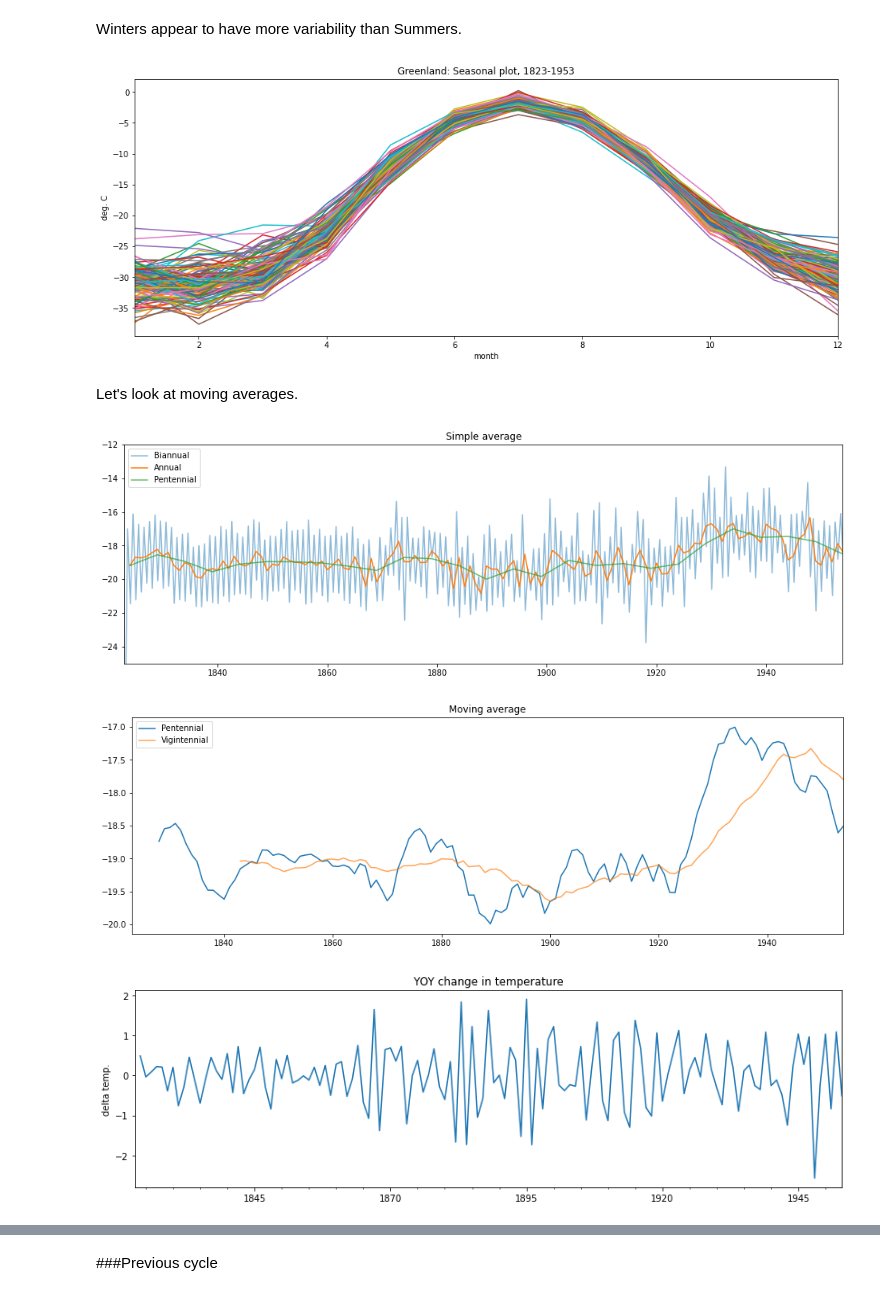
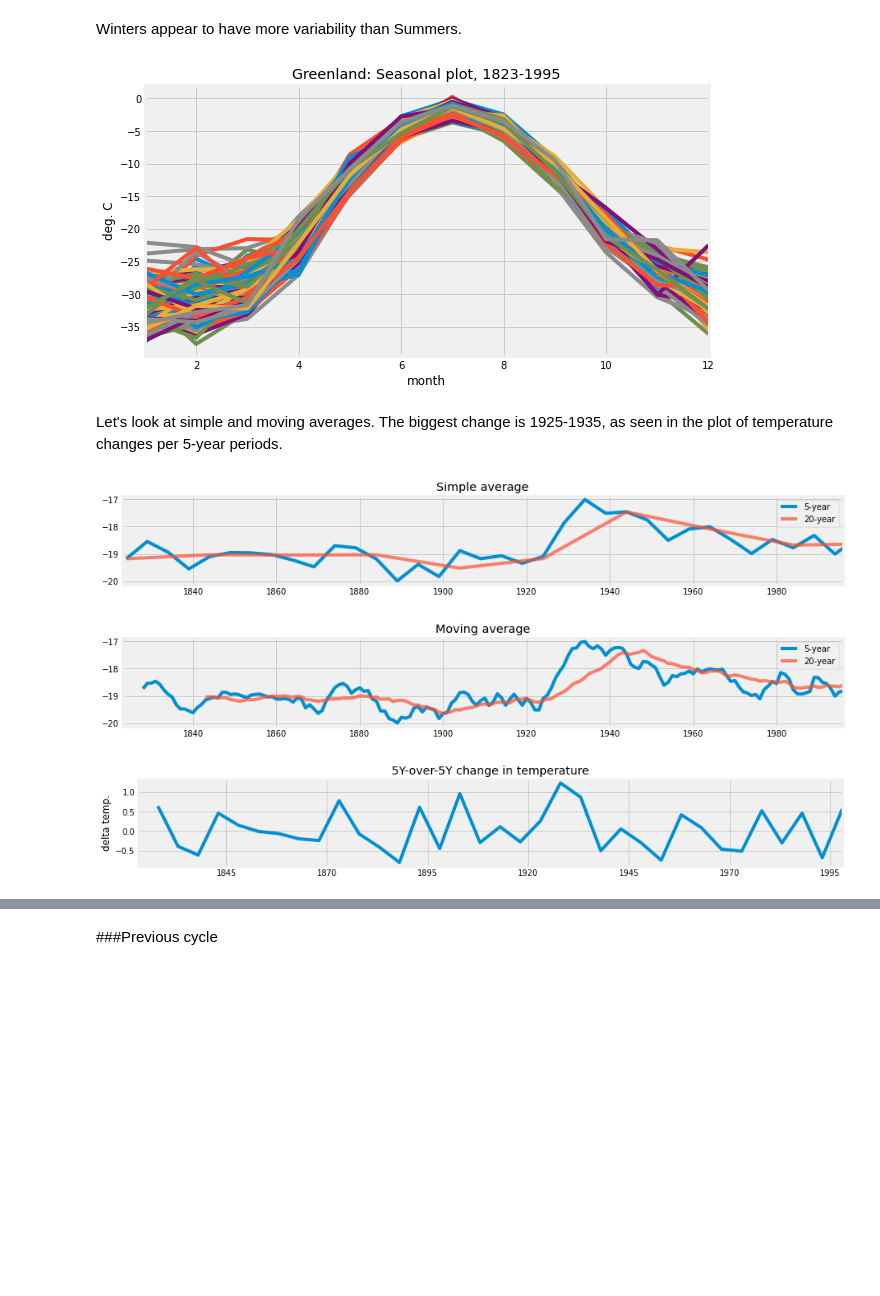
Before and after one commit to konstanzer/time-series, a Jupyter notebook: greenland.ipynb, the cells around one changed output, grey strips where cells are left out. Saved outputs shown, nothing was run; the diff lists cells and outputs as text; code cells hidden in the pictures; blank space fills up the shorter version.

Commit message:
greenland

```diff
--- a/greenland.ipynb
+++ b/greenland.ipynb
@@ -31,11 +59,15 @@ from sklearn.metrics import mean_squared_error
 PATH = '/content/drive/MyDrive/Colab Notebooks/data/'
 
 df = pd.read_csv(PATH+'GreenlandLandTemperatures.csv')
-df.dt = pd.to_datetime(df.dt)
 df = df.set_index('dt')
+df.index = pd.to_datetime(df.index)
 df = df.rename(columns={'AverageTemperature':'temp',
                         'AverageTemperatureUncertainty':'ci'})
-df = df.iloc[:-1] #last row is missing
+df = df.iloc[:-1] #last row is missing data
+
+season_dict = {0:'winter', 1:'spring', 2:'summer', 3:'fall'}
+season_idx = df.index.month % 12 // 3
+df['season'] = season_idx.map(season_dict)
 
 print(df.head(2))
 print(df.tail(2))
@@ -92,0 +124,6 @@ plt.show()
+# %%
+begin_test = 1996
+
+test = df[df.index.year >= begin_test]
+train = df[df.index.year < begin_test]
+train.shape, test.shape
@@ -103,8 +138,0 @@ Train 1823-1953 / Validate 1954-1983 / Test 1984-2013
-# %%
-end_train, begin_test = 1953, 1984
-
-test = df[df.index.year >= begin_test]
-val = df[(df.index.year > end_train) & (df.index.year < begin_test)]
-train = df[df.index.year <= end_train]
-
-train.shape, val.shape, test.shape
@@ -152,48 +196,41 @@ plt.show()
 Winters appear to have more variability than Summers.
 # %%
 train.temp.groupby([train.index.year,
-                    train.index.month]).mean().unstack(0).plot(figsize=(16,6))
-plt.title('Greenland: Seasonal plot, 1823-1953')
+                    train.index.month]).mean().unstack(0).plot(figsize=(9,5))
+plt.title('Greenland: Seasonal plot, 1823-1995')
 plt.xlabel('month')
 plt.ylabel('deg. C')
 plt.xlim(1,12)
 plt.legend().remove()
 # %% [output]
-[figure, old version]
+[figure, new version]
-# %% [markdown]
-Let's look at moving averages.
-# %%
-f, ax = plt.subplots(figsize=(16,5))
-
-ax.plot(train.temp.resample('6M').mean(), alpha=.5, label='Biannual')
-ax.plot(train.temp.resample('Y').mean(), label='Annual')
-ax.plot(train.temp.resample('5Y').mean(), alpha=.7, label='Pentennial')
-
-plt.title('Simple average')
-plt.xlim(train.index[0], train.index[-1])
-plt.ylim(-25,-12)
-
-plt.legend()
-plt.show()
-# %% [output]
-[figure, removed]
+# %% [markdown]
+Let's look at simple and moving averages. The biggest change is 1925-1935, as seen in the plot of temperature changes per 5-year periods.
 # %%
-f, ax = plt.subplots(figsize=(16,5))
+f, ax = plt.subplots(figsize=(14,2))
+ax.plot(train.temp.resample('5Y').mean(), label='5-year')
+ax.plot(train.temp.resample('20Y').mean(), alpha=.7, label='20-year')
 
-ax.plot(train.temp.resample('Y').mean().rolling(5).mean(), label='Pentennial')
-ax.plot(train.temp.resample('Y').mean().rolling(20).mean(), alpha=.7, label='Vigintennial')
+plt.title('Simple average')
+plt.xlim(train.index[0], train.index[-1])
+
+plt.legend()
+plt.show()
+
+f, ax = plt.subplots(figsize=(14,2))
+ax.plot(train.temp.resample('Y').mean().rolling(5).mean(), label='5-year')
+ax.plot(train.temp.resample('Y').mean().rolling(20).mean(), alpha=.7, label='20-year')
 
 plt.title('Moving average')
 plt.xlim(train.index[0], train.index[-1])
-#plt.ylim(-25,-12)
 
 plt.legend()
 plt.show()
 # %% [output]
-[figure, old version]
+[figure, new version]
+[figure, added]
 # %%
-train.temp.resample('Y').mean().diff().plot(title='YOY change in temperature',
-                                            xlabel='', ylabel='delta temp.',
-                                            figsize=(14,4));
+diff = train.temp.resample('5Y').mean().diff()
+diff.plot(title='5Y-over-5Y change in temperature', xlabel='', ylabel='delta temp.', figsize=(14,2));
 # %% [output]
-[figure, old version]
+[figure, new version]
```
Also changed, not shown: parts of 44 cells of this notebook.
